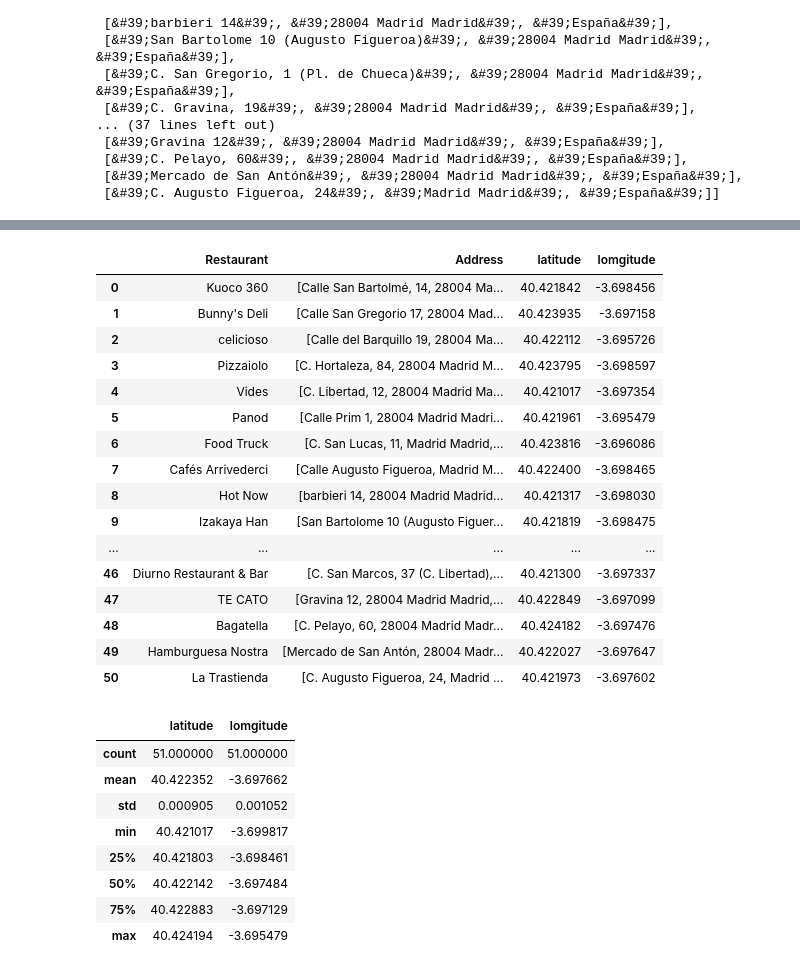
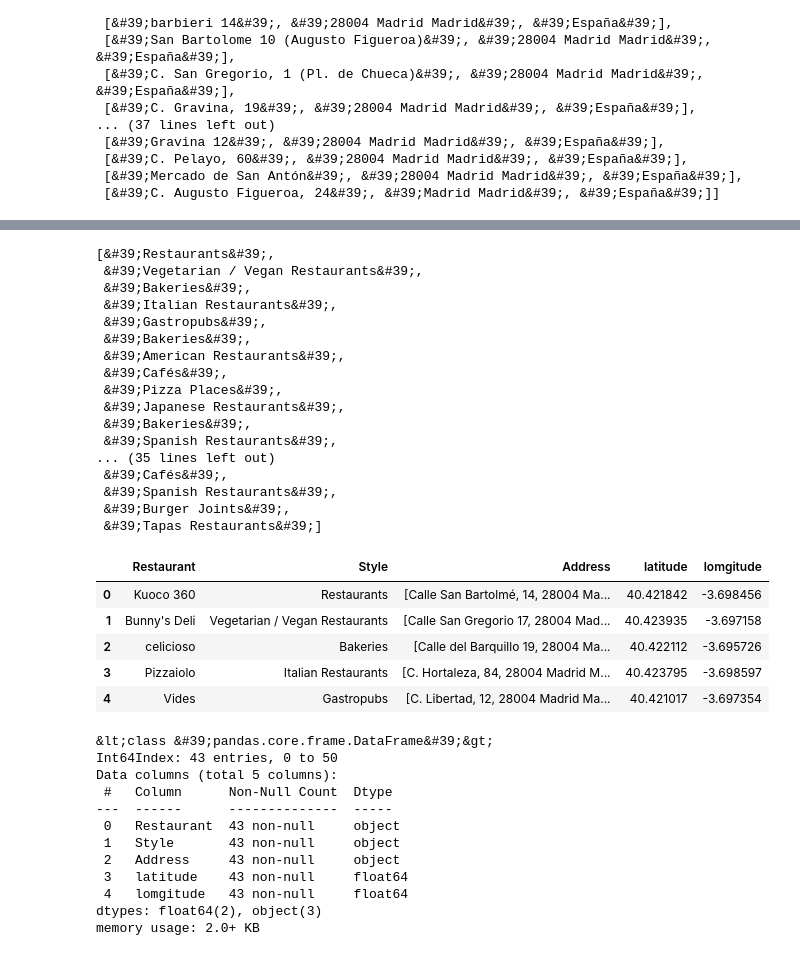
Before and after one commit to JoseLuisManjon/Crew_Challenge_Proy_Sep2020, a Jupyter notebook: Foursquare.ipynb, the cells around one changed output, grey strips where cells are left out. Cells and saved outputs as stored; diff of their text form; code cells hidden in the pictures.

Commit message:
Added restaurants list

```diff
--- a/Foursquare.ipynb
+++ b/Foursquare.ipynb
@@ -308,23 +322,34 @@ direccion
+# %%
+tipo = [elem['venue']['categories'][0]['pluralName'] for elem in data["response"]['groups'][0]["items"]]
+# %%
+tipo
+# %% [output]
+[&#39;Restaurants&#39;,
+ &#39;Vegetarian / Vegan Restaurants&#39;,
+ &#39;Bakeries&#39;,
+ &#39;Italian Restaurants&#39;,
+ &#39;Gastropubs&#39;,
+ &#39;Bakeries&#39;,
+ &#39;American Restaurants&#39;,
+ &#39;Cafés&#39;,
+ &#39;Pizza Places&#39;,
+ &#39;Japanese Restaurants&#39;,
+ &#39;Bakeries&#39;,
+ &#39;Spanish Restaurants&#39;,
+... (35 lines left out)
+ &#39;Cafés&#39;,
+ &#39;Spanish Restaurants&#39;,
+ &#39;Burger Joints&#39;,
+ &#39;Tapas Restaurants&#39;]
 # %%
-BBDD = {'Restaurant': nombre, 'Address':direccion, 'latitude':latitud, 'lomgitude':longitud}
+BBDD = {'Restaurant': nombre, 'Style':tipo, 'Address':direccion, 'latitude':latitud, 'lomgitude':longitud}
 # %%
 df = pd.DataFrame(BBDD)
-df
+df.head()
 # %% [output]
-|  | Restaurant | Address | latitude | lomgitude |
-| 0 | Kuoco 360 | [Calle San Bartolmé, 14, 28004 Ma... | 40.421842 | -3.698456 |
-| 1 | Bunny's Deli | [Calle San Gregorio 17, 28004 Mad... | 40.423935 | -3.697158 |
-| 2 | celicioso | [Calle del Barquillo 19, 28004 Ma... | 40.422112 | -3.695726 |
-| 3 | Pizzaiolo | [C. Hortaleza, 84, 28004 Madrid M... | 40.423795 | -3.698597 |
-| 4 | Vides | [C. Libertad, 12, 28004 Madrid Ma... | 40.421017 | -3.697354 |
-| 5 | Panod | [Calle Prim 1, 28004 Madrid Madri... | 40.421961 | -3.695479 |
-| 6 | Food Truck | [C. San Lucas, 11, Madrid Madrid,... | 40.423816 | -3.696086 |
-| 7 | Cafés Arrivederci | [Calle Augusto Figueroa, Madrid M... | 40.422400 | -3.698465 |
-| 8 | Hot Now | [barbieri 14, 28004 Madrid Madrid... | 40.421317 | -3.698030 |
-| 9 | Izakaya Han | [San Bartolome 10 (Augusto Figuer... | 40.421819 | -3.698475 |
-| ... | ... | ... | ... | ... |
-| 46 | Diurno Restaurant & Bar | [C. San Marcos, 37 (C. Libertad),... | 40.421300 | -3.697337 |
-| 47 | TE CATO | [Gravina 12, 28004 Madrid Madrid,... | 40.422849 | -3.697099 |
-| 48 | Bagatella | [C. Pelayo, 60, 28004 Madrid Madr... | 40.424182 | -3.697476 |
-| 49 | Hamburguesa Nostra | [Mercado de San Antón, 28004 Madr... | 40.422027 | -3.697647 |
-| 50 | La Trastienda | [C. Augusto Figueroa, 24, Madrid ... | 40.421973 | -3.697602 |
+|  | Restaurant | Style | Address | latitude | lomgitude |
+| 0 | Kuoco 360 | Restaurants | [Calle San Bartolmé, 14, 28004 Ma... | 40.421842 | -3.698456 |
+| 1 | Bunny's Deli | Vegetarian / Vegan Restaurants | [Calle San Gregorio 17, 28004 Mad... | 40.423935 | -3.697158 |
+| 2 | celicioso | Bakeries | [Calle del Barquillo 19, 28004 Ma... | 40.422112 | -3.695726 |
+| 3 | Pizzaiolo | Italian Restaurants | [C. Hortaleza, 84, 28004 Madrid M... | 40.423795 | -3.698597 |
+| 4 | Vides | Gastropubs | [C. Libertad, 12, 28004 Madrid Ma... | 40.421017 | -3.697354 |
@@ -331,12 +358,15 @@ df
 # %%
-df.describe()
+df.info()
 # %% [output]
-|  | latitude | lomgitude |
-| count | 51.000000 | 51.000000 |
-| mean | 40.422352 | -3.697662 |
-| std | 0.000905 | 0.001052 |
-| min | 40.421017 | -3.699817 |
-| 25% | 40.421803 | -3.698461 |
-| 50% | 40.422142 | -3.697484 |
-| 75% | 40.422883 | -3.697129 |
-| max | 40.424194 | -3.695479 |
+&lt;class &#39;pandas.core.frame.DataFrame&#39;&gt;
+Int64Index: 43 entries, 0 to 50
+Data columns (total 5 columns):
+ #   Column      Non-Null Count  Dtype
+---  ------      --------------  -----
+ 0   Restaurant  43 non-null     object
+ 1   Style       43 non-null     object
+ 2   Address     43 non-null     object
+ 3   latitude    43 non-null     float64
+ 4   lomgitude   43 non-null     float64
+dtypes: float64(2), object(3)
+memory usage: 2.0+ KB
```
Also changed, not shown: parts of 14 cells of this notebook, 4 other files.
